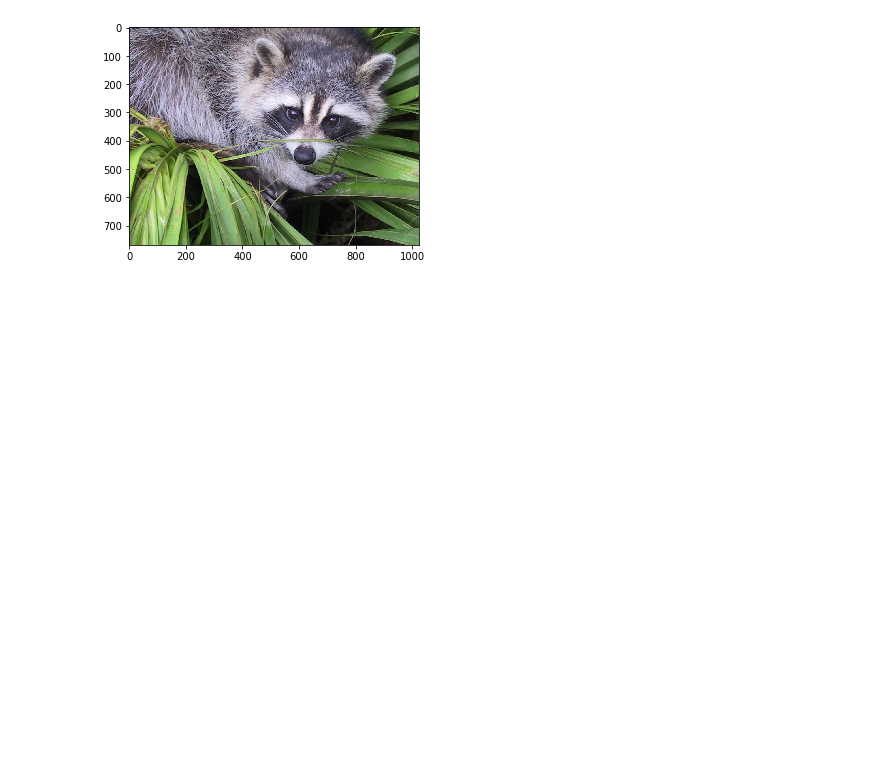
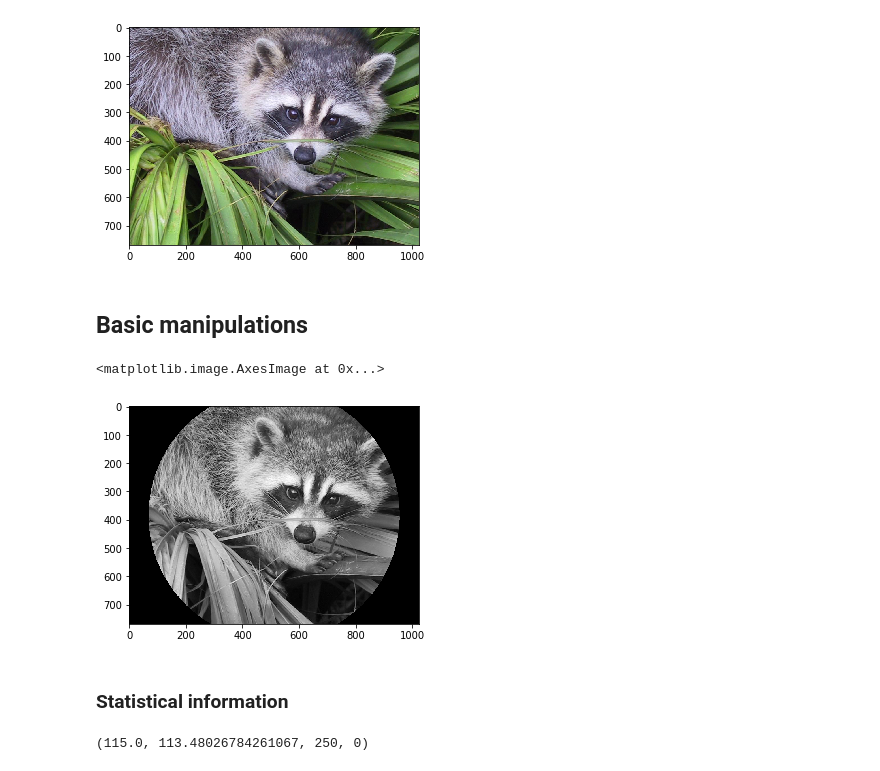
Before and after one commit to dx100/Lewy-learn, a Jupyter notebook: ImageProcessing/dxttt1.ipynb, the cells around one changed output. Cells and saved outputs as stored; diff of their text form; code cells hidden in the pictures; blank space fills up the shorter version.

```diff
--- a/ImageProcessing/dxttt1.ipynb
+++ b/ImageProcessing/dxttt1.ipynb
@@ -14,3 +14,37 @@ plt.imshow(f)
 # %% [output]
 <matplotlib.image.AxesImage at 0x...>
 [figure]
+# %% [markdown]
+## Basic manipulations
+# %%
+import numpy as np
+
+face = misc.face(gray=True)
+face[0, 40]
+
+# Slicing
+#face[10:13, 20:23]
+
+
+
+#face[100:120] = 255
+
+lx, ly = face.shape
+X, Y = np.ogrid[0:lx, 0:ly]
+mask = (X - lx / 2) ** 2 + (Y - ly / 2) ** 2 > lx * ly / 4
+# Masks
+face[mask] = 0
+# Fancy indexing
+#face[range(400), range(400)] = 255
+
+plt.imshow(face,cmap=plt.cm.gray)
+# %% [output]
+<matplotlib.image.AxesImage at 0x...>
+[figure, added]
+# %% [markdown]
+### Statistical information
+# %%
+face = misc.face(gray=True)
+np.median(face), face.mean(), face.max(), face.min()
+# %% [output]
+(115.0, 113.48026784261067, 250, 0)
```
Also changed, not shown: parts of 5 cells of this notebook, 2 other files.
